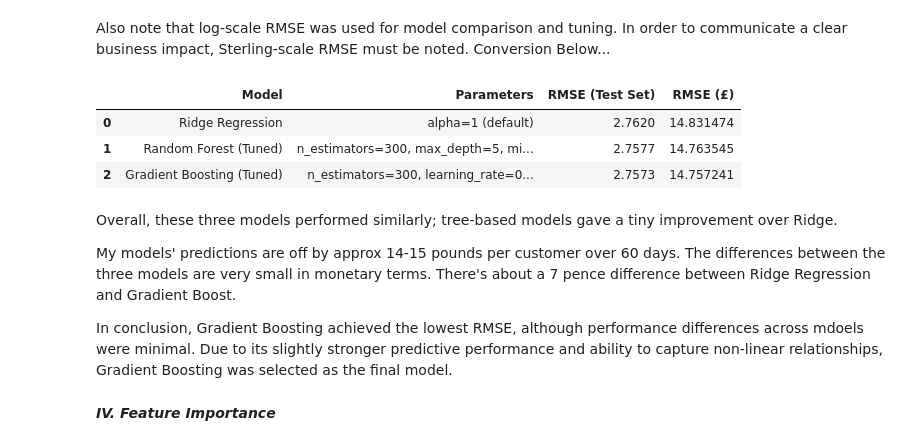
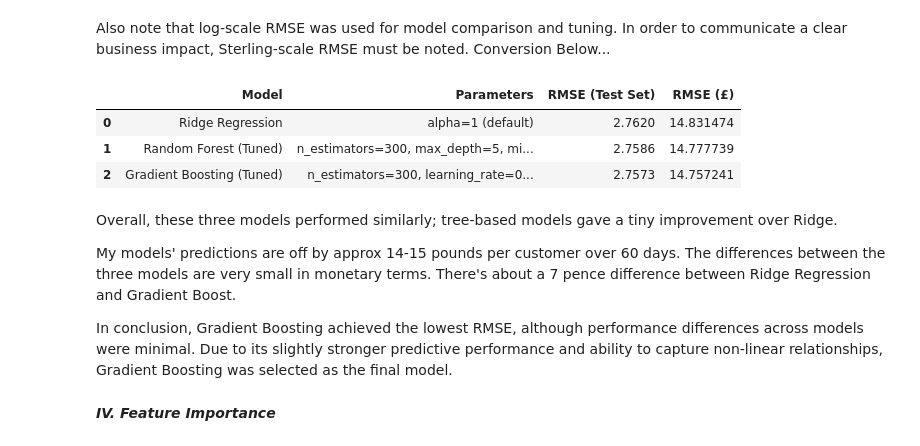
Before and after one commit to Link58155/Capstone3, a Jupyter notebook: notebooks/04_Preprocessing_and_Model.ipynb, the cells around one changed output. Saved outputs shown, nothing was run; the diff lists cells and outputs as text; code cells hidden in the pictures.

```diff
--- a/notebooks/04_Preprocessing_and_Model.ipynb
+++ b/notebooks/04_Preprocessing_and_Model.ipynb
@@ -328,7 +328,7 @@ modeling_summary = pd.DataFrame({
         'n_estimators=300, max_depth=5, min_samples_split=10, min_samples_leaf=4',
         'n_estimators=300, learning_rate=0.01, max_depth=3, min_samples_split=2, min_samples_leaf=4'
     ],
-    'RMSE (Test Set)': [2.762, 2.7577, 2.7573]
+    'RMSE (Test Set)': [2.762, 2.7586, 2.7573]
 })
 
 modeling_summary
@@ -343,26 +343,26 @@ For this table, note that the ridge regressor performed no different after being
 Also note that log-scale RMSE was used for model comparison and tuning.  In order to communicate a clear business impact, Sterling-scale RMSE must be noted.  Conversion Below...
 # %%
 # Log-scale RMSE (from my models)
-rmse_log = [2.762, 2.7577, 2.7573]
+rmse_log = [2.762, 2.7586, 2.7573]
 
 # Convert to Sterling
 rmse_sterling = [np.expm1(r) for r in rmse_log]
 
 # Add to modeling summary
 modeling_summary['RMSE (£)'] = rmse_sterling
 
 modeling_summary
 # %% [output]
 |  | Model | Parameters | RMSE (Test Set) | RMSE (£) |
 | 0 | Ridge Regression | alpha=1 (default) | 2.7620 | 14.831474 |
-| 1 | Random Forest (Tuned) | n_estimators=300, max_depth=5, mi... | 2.7577 | 14.763545 |
+| 1 | Random Forest (Tuned) | n_estimators=300, max_depth=5, mi... | 2.7586 | 14.777739 |
 | 2 | Gradient Boosting (Tuned) | n_estimators=300, learning_rate=0... | 2.7573 | 14.757241 |
 # %% [markdown]
 Overall, these three models performed similarly; tree-based models gave a tiny improvement over Ridge.
 
 My models' predictions are off by approx 14-15 pounds per customer over 60 days.  The differences between the three models are very small in monetary terms.  There's about a 7 pence difference between Ridge Regression and Gradient Boost.
 
-In conclusion, Gradient Boosting achieved the lowest RMSE, although performance differences across mdoels were minimal.  Due to its slightly stronger predictive performance and ability to capture non-linear relationships, Gradient Boosting was selected as the final model.
+In conclusion, Gradient Boosting achieved the lowest RMSE, although performance differences across models were minimal.  Due to its slightly stronger predictive performance and ability to capture non-linear relationships, Gradient Boosting was selected as the final model.
 # %% [markdown]
 ***IV. Feature Importance***
 # %% [markdown]
```
Also changed, not shown: parts of 10 cells of this notebook.
